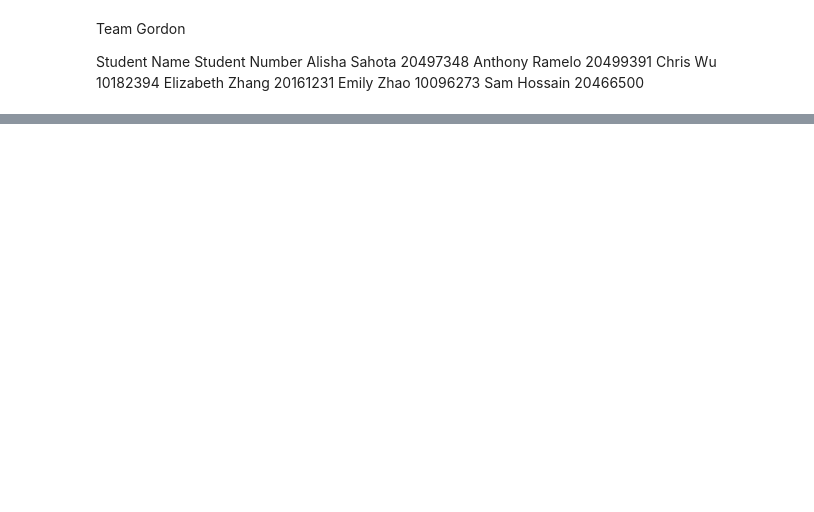
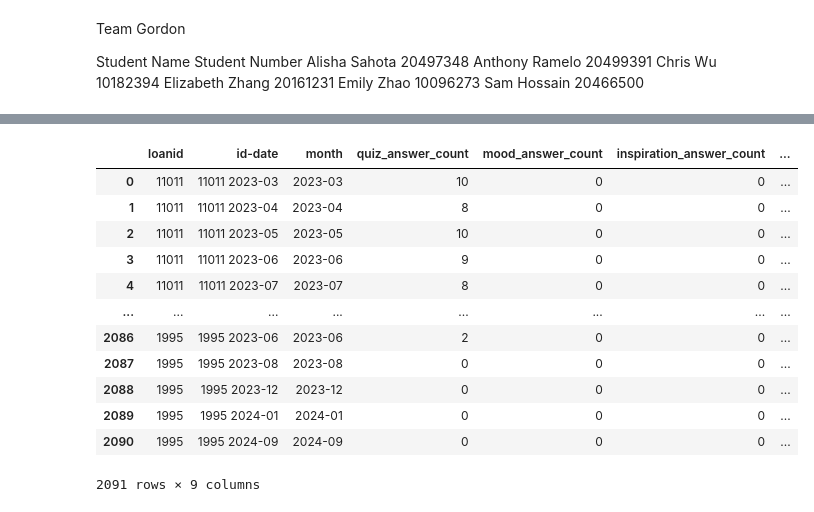
Before and after one commit to rameloa/School, a Jupyter notebook: 831MarketingAnalytics/Project/Data/831Project.ipynb, the cells around one changed output, grey strips where cells are left out. Drawn from its saved outputs; the diff is of its cells as text; code cells hidden in the pictures; blank space fills up the shorter version.

```diff
--- a/831MarketingAnalytics/Project/Data/831Project.ipynb
+++ b/831MarketingAnalytics/Project/Data/831Project.ipynb
@@ -452,0 +69,16 @@ Collinearity occurs when two or more predictor variables are highly correlated,
+# %%
+dfmonthlywellness
+# %% [output]
+|  | loanid | id-date | month | quiz_answer_count | mood_answer_count | inspiration_answer_count | ... |
+| 0 | 11011 | 11011 2023-03 | 2023-03 | 10 | 0 | 0 | ... |
+| 1 | 11011 | 11011 2023-04 | 2023-04 | 8 | 0 | 0 | ... |
+| 2 | 11011 | 11011 2023-05 | 2023-05 | 10 | 0 | 0 | ... |
+| 3 | 11011 | 11011 2023-06 | 2023-06 | 9 | 0 | 0 | ... |
+| 4 | 11011 | 11011 2023-07 | 2023-07 | 8 | 0 | 0 | ... |
+| ... | ... | ... | ... | ... | ... | ... | ... |
+| 2086 | 1995 | 1995 2023-06 | 2023-06 | 2 | 0 | 0 | ... |
+| 2087 | 1995 | 1995 2023-08 | 2023-08 | 0 | 0 | 0 | ... |
+| 2088 | 1995 | 1995 2023-12 | 2023-12 | 0 | 0 | 0 | ... |
+| 2089 | 1995 | 1995 2024-01 | 2024-01 | 0 | 0 | 0 | ... |
+| 2090 | 1995 | 1995 2024-09 | 2024-09 | 0 | 0 | 0 | ... |
+2091 rows × 9 columns
```
Also changed, not shown: parts of 32 cells of this notebook, 5 other files.
